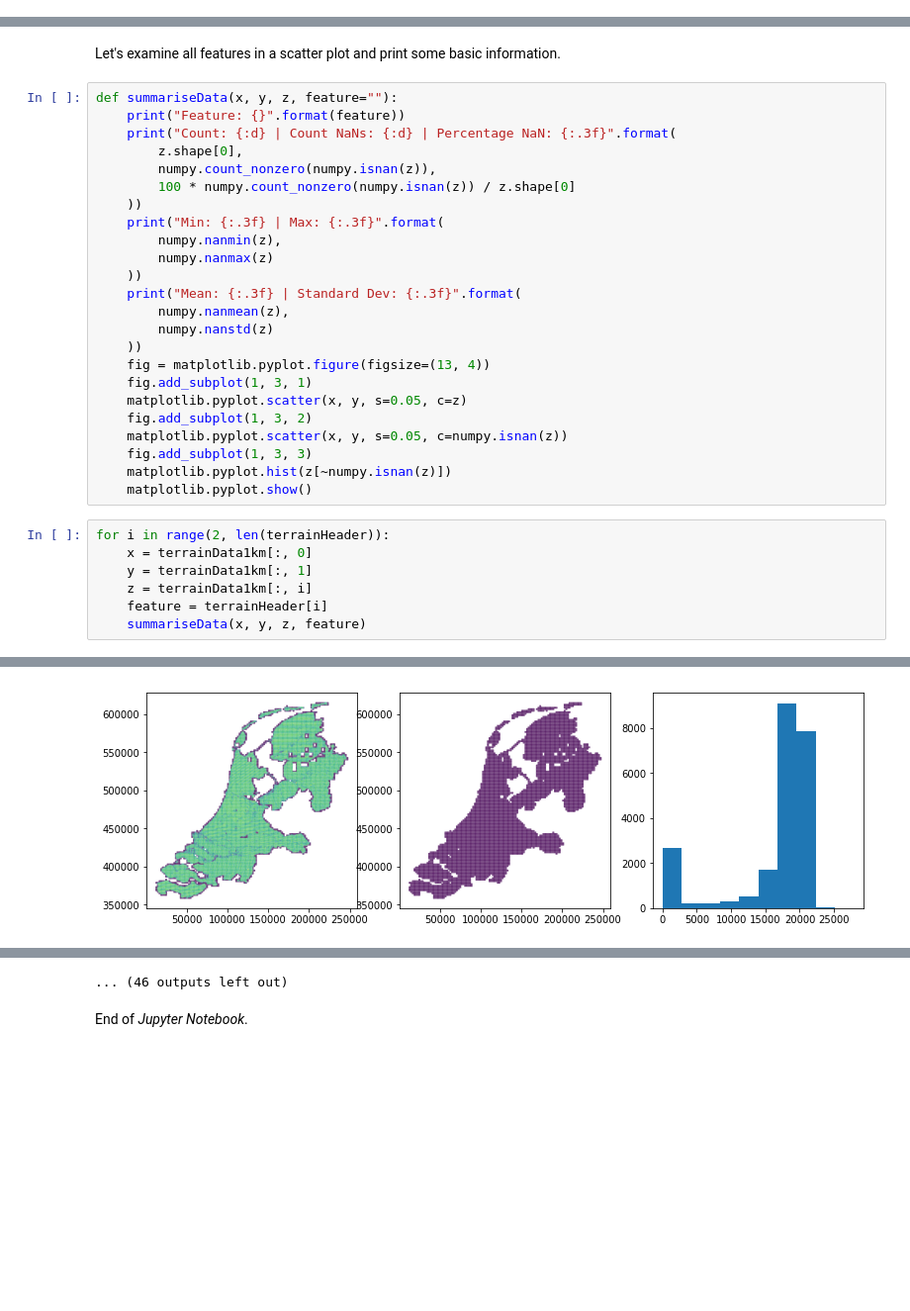
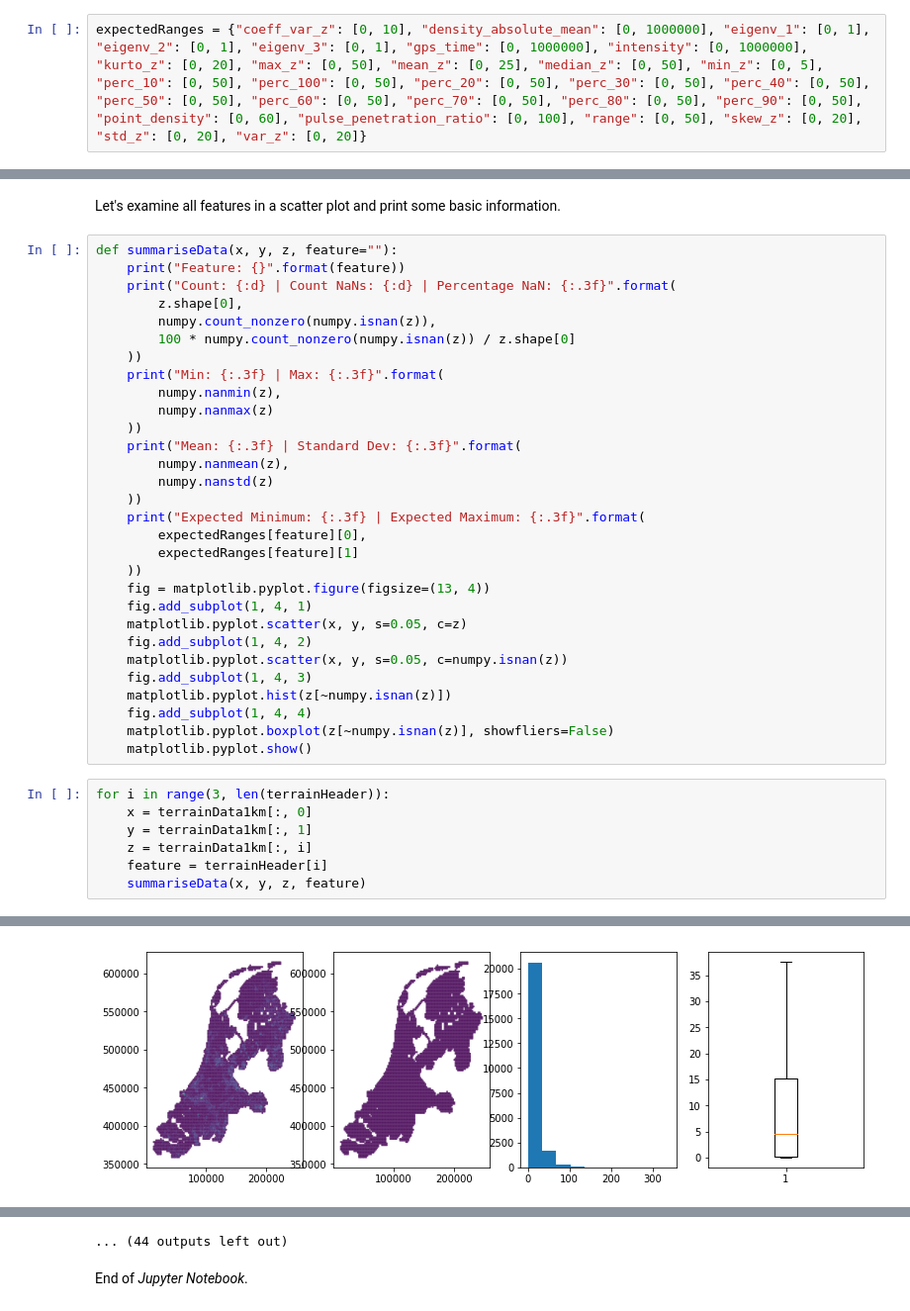
Before and after one commit to eEcoLiDAR/miscellaneous, a Jupyter notebook: jupyter_notebooks/DataVerification.ipynb, the cells around one changed output, grey strips where cells are left out. Shown at 99% size. Cells and saved outputs as stored; diff of their text form; blank space fills up the shorter version.

Commit message:
Added boxplots to Data Verification

```diff
--- a/jupyter_notebooks/DataVerification.ipynb
+++ b/jupyter_notebooks/DataVerification.ipynb
@@ -18,6 +18,8 @@ dataSet = numpy.load("../data/compressedDatasets1km.npz")
 terrainData1km = dataSet["terrainData1km"]
 # %%
 terrainHeader = dataSet["terrainHeader"]
+# %%
+expectedRanges = {"coeff_var_z": [0, 10], "density_absolute_mean": [0, 1000000], "eigenv_1": [0, 1], "eigenv_2": [0, 1], "eigenv_3": [0, 1], "gps_time": [0, 1000000], "intensity": [0, 1000000], "kurto_z": [0, 20], "max_z": [0, 50], "mean_z": [0, 25], "median_z": [0, 50], "min_z": [0, 5], "perc_10": [0, 50], "perc_100": [0, 50], "perc_20": [0, 50], "perc_30": [0, 50], "perc_40": [0, 50], "perc_50": [0, 50], "perc_60": [0, 50], "perc_70": [0, 50], "perc_80": [0, 50], "perc_90": [0, 50], "point_density": [0, 60], "pulse_penetration_ratio": [0, 100], "range": [0, 50], "skew_z": [0, 20], "std_z": [0, 20], "var_z": [0, 20]}
 # %% [markdown]
 ## Verification
 # %% [markdown]
@@ -53,16 +55,22 @@ def summariseData(x, y, z, feature=""):
         numpy.nanmean(z),
         numpy.nanstd(z)
     ))
+    print("Expected Minimum: {:.3f} | Expected Maximum: {:.3f}".format(
+        expectedRanges[feature][0],
+        expectedRanges[feature][1]
+    ))
     fig = matplotlib.pyplot.figure(figsize=(13, 4))
-    fig.add_subplot(1, 3, 1)
+    fig.add_subplot(1, 4, 1)
     matplotlib.pyplot.scatter(x, y, s=0.05, c=z)
-    fig.add_subplot(1, 3, 2)
+    fig.add_subplot(1, 4, 2)
     matplotlib.pyplot.scatter(x, y, s=0.05, c=numpy.isnan(z))
-    fig.add_subplot(1, 3, 3)
+    fig.add_subplot(1, 4, 3)
     matplotlib.pyplot.hist(z[~numpy.isnan(z)])
+    fig.add_subplot(1, 4, 4)
+    matplotlib.pyplot.boxplot(z[~numpy.isnan(z)], showfliers=False)
     matplotlib.pyplot.show()
 # %%
-for i in range(2, len(terrainHeader)):
+for i in range(3, len(terrainHeader)):
     x = terrainData1km[:, 0]
     y = terrainData1km[:, 1]
     z = terrainData1km[:, i]
@@ -96 +109 @@ Mean: 16260.605 | Standard Dev: 6468.721
-[figure, old version]
+[figure, new version]
@@ -102,3 +116,3 @@ Mean: 11.199 | Standard Dev: 16.827
-... (46 outputs left out)
+... (44 outputs left out)
 # %% [markdown]
 End of _Jupyter Notebook_.
```
Also changed, not shown: parts of 1 cell of this notebook.
